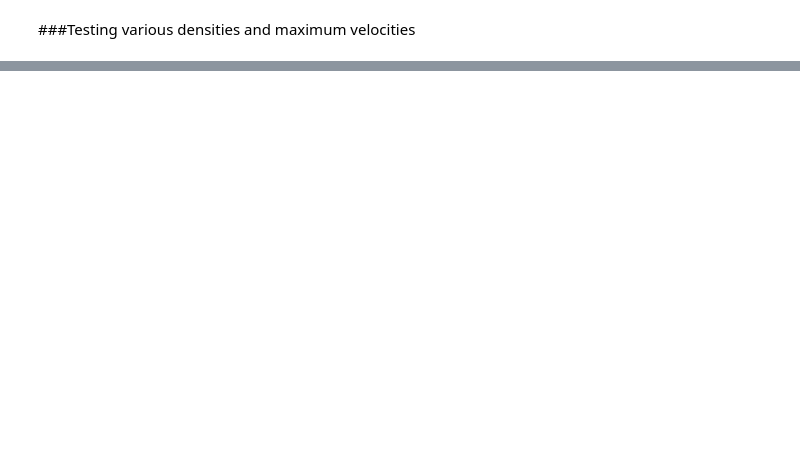
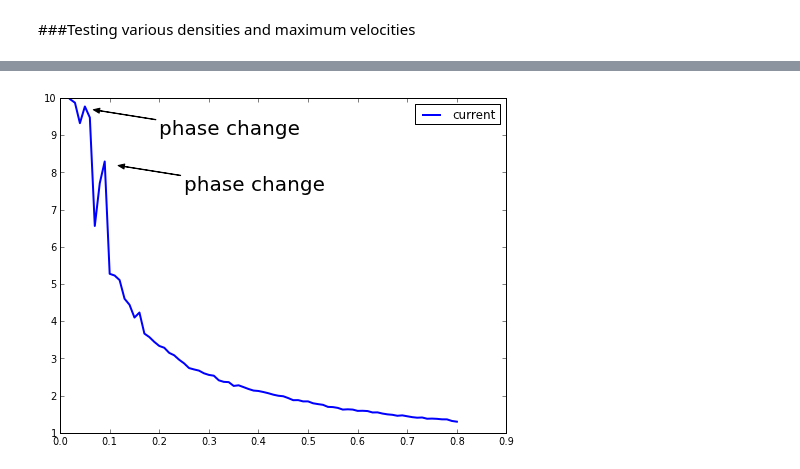
Before and after one commit to wsnyderPHYS202/PHYS202-S13, a Jupyter notebook: Project/Project.ipynb, the cells around one changed output, grey strips where cells are left out. Cells and saved outputs as stored; diff of their text form; code cells hidden in the pictures; blank space fills up the shorter version.

```diff
--- a/Project/Project.ipynb
+++ b/Project/Project.ipynb
@@ -373,0 +386,27 @@ ValueError: x and y must have same first dimension
+# %%
+#creating the plot of varying densities for ASEP
+rl = 100.
+vmax = 10.
+cars = 80
+N = 150
+
+density_array = ones(cars)
+cars_arr = arange(2,cars+1,1)
+rl_arr = rl*ones(cars_arr.size)
+density_array = cars_arr/rl_arr
+
+avgv_arr3 = []
+for q in range(0,cars-1):
+    conditions = Conditions(cars_arr[q], rl,vmax)
+    final3, current3, avgv3, car_position3 = Running(N, 'ASEP', conditions,rl,vmax)
+    sum_v3 = sum(copy(avgv3))/N
+    avgv_arr3 = append(avgv_arr3,sum_v3)
+# %%
+figure(figsize = (8,6))
+plot(density_array, avgv_arr3 , label = 'current', lw = 2)
+annotate('phase change',fontsize=20,xy=(0.06, 9.7),xytext=(0.2, 9),arrowprops=dict(facecolor='black',shrink=0.05,width=0.3,headwidth = 5),)
+annotate('phase change',fontsize=20,xy=(0.11, 8.2),xytext=(0.25, 7.5),arrowprops=dict(facecolor='black',shrink=0.05,width=0.3,headwidth = 5),)
+legend(loc = 'best')
+show()
+# %% [output]
+[figure, added]
```
Also changed, not shown: parts of 9 cells of this notebook.
